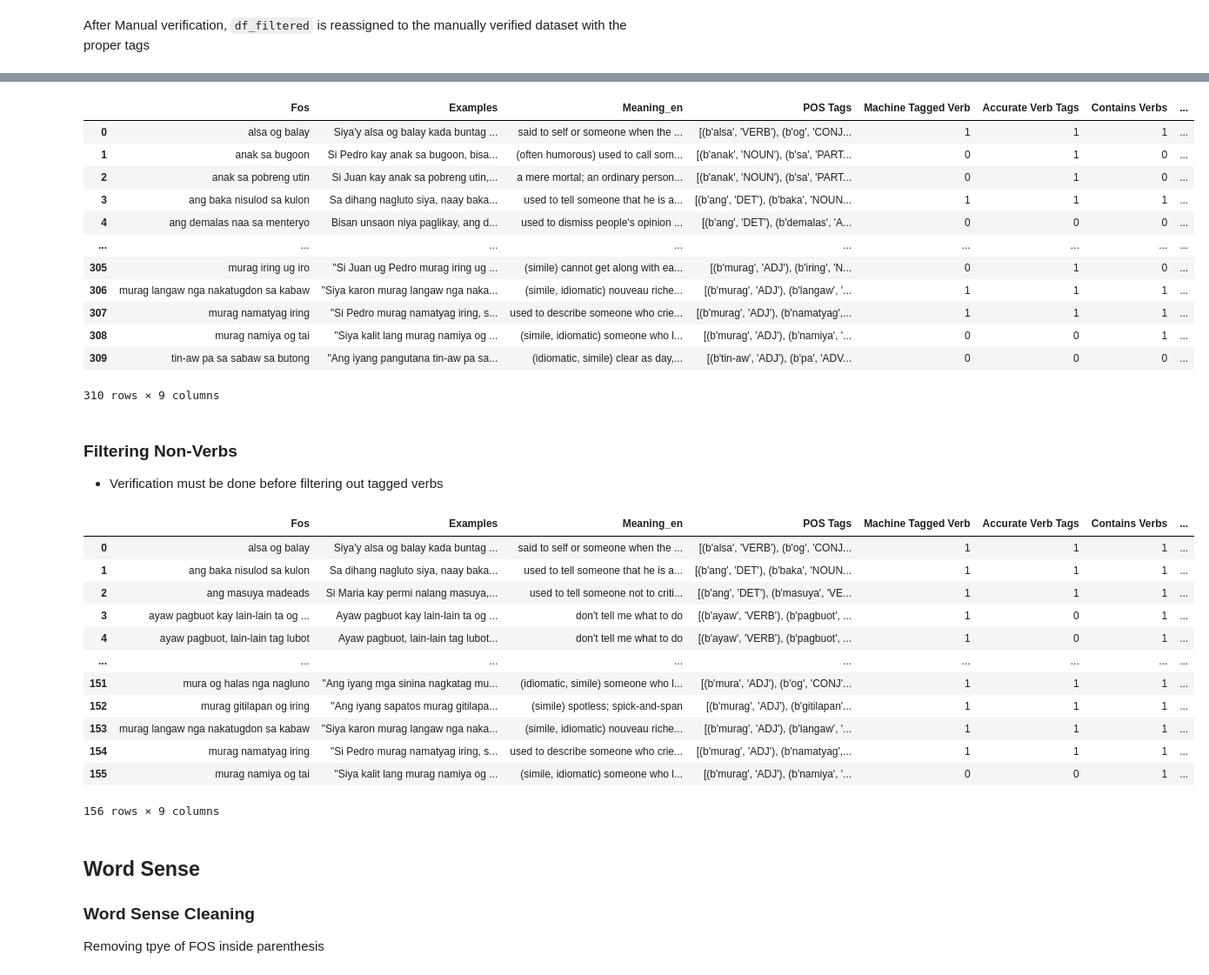
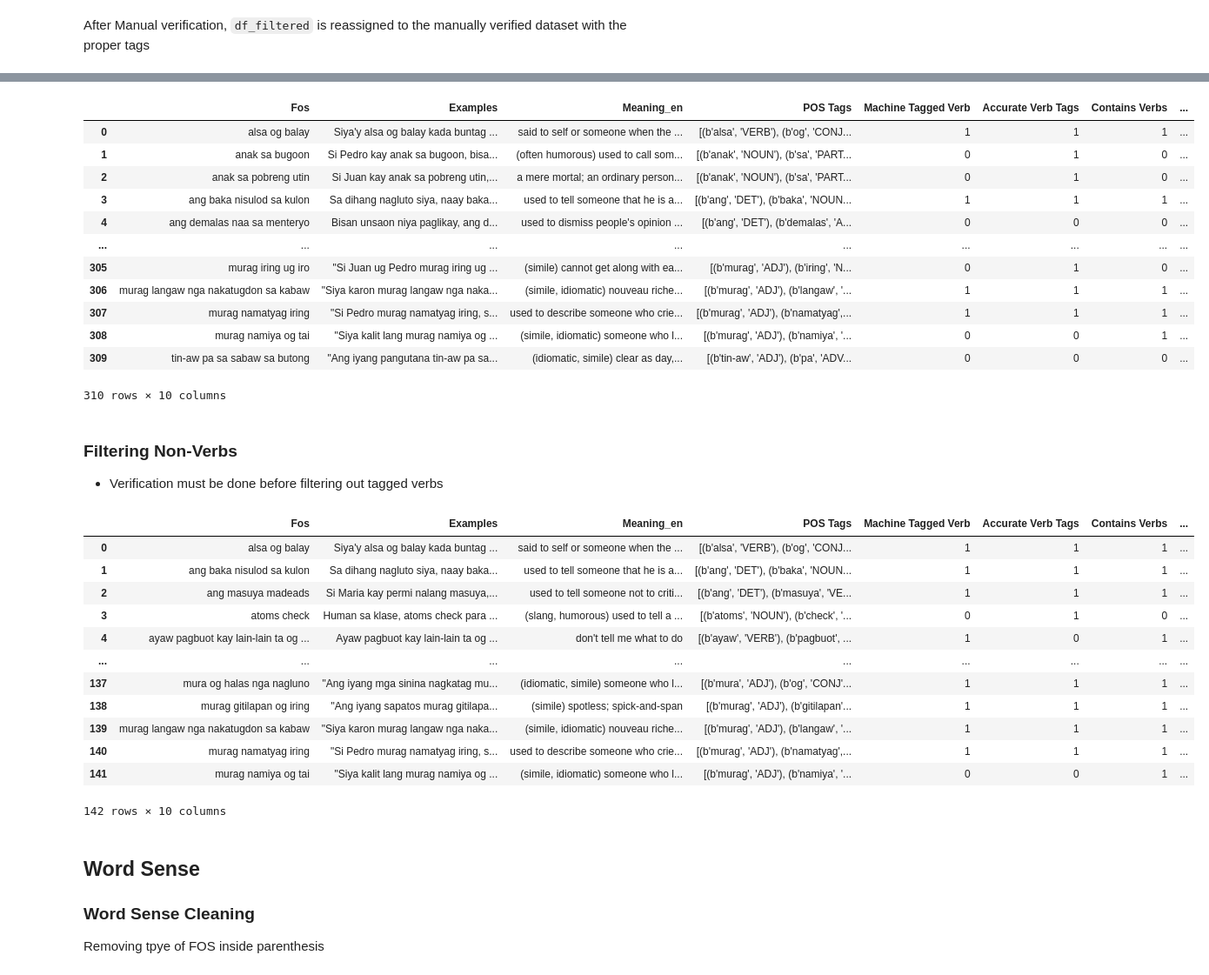
Before and after one commit to MiguelPartosa/Thesis-FOS-BinaryClass-WSD, a Jupyter notebook: Thesis_Implementation_1_2.ipynb, the cells around one changed output, grey strips where cells are left out. Shown at 87% size. Saved outputs shown, nothing was run; the diff lists cells and outputs as text; code cells hidden in the pictures.

Commit message:
Update datasets with final iteration linguist verification

```diff
--- a/Thesis_Implementation_1_2.ipynb
+++ b/Thesis_Implementation_1_2.ipynb
@@ -171,7 +168,7 @@ After Manual verification, `df_filtered` is reassigned to the manually verified
 # %%
 #  TODO temporary dataset treated as final
 # Importing cleaned dataset
-df_verified = pd.read_excel("../../Dataset/TEMP_POS Tags Verification.xlsx")
+df_verified = pd.read_excel("../../Dataset/POS Tags Final.xlsx").drop(columns=['Unnamed: 10','Unnamed: 11'])
 df_verified
 # %% [output]
 |  | Fos | Examples | Meaning_en | POS Tags | Machine Tagged Verb | Accurate Verb Tags | Contains Verbs | ... |
@@ -186,30 +183,29 @@ df_verified
 | 307 | murag namatyag iring | "Si Pedro murag namatyag iring, s... | used to describe someone who crie... | [(b'murag', 'ADJ'), (b'namatyag',... | 1 | 1 | 1 | ... |
 | 308 | murag namiya og tai | "Siya kalit lang murag namiya og ... | (simile, idiomatic) someone who l... | [(b'murag', 'ADJ'), (b'namiya', '... | 0 | 0 | 1 | ... |
 | 309 | tin-aw pa sa sabaw sa butong | "Ang iyang pangutana tin-aw pa sa... | (idiomatic, simile) clear as day,... | [(b'tin-aw', 'ADJ'), (b'pa', 'ADV... | 0 | 0 | 0 | ... |
-310 rows × 9 columns
+310 rows × 10 columns
 # %% [markdown]
 ### Filtering Non-Verbs
 
 - Verification must be done before filtering out tagged verbs
 # %%
-# TODO: After verification, change Contains verbs to Corrected column
-df_verbs_filtered = df_verified[df_verified['Contains Verbs'] == 1].reset_index(
+df_verbs_filtered = df_verified[df_verified['Corrected - Contains Verbs'] == 1].reset_index(
     drop=True)
 df_verbs_filtered
 # %% [output]
 |  | Fos | Examples | Meaning_en | POS Tags | Machine Tagged Verb | Accurate Verb Tags | Contains Verbs | ... |
 | 0 | alsa og balay | Siya'y alsa og balay kada buntag ... | said to self or someone when the ... | [(b'alsa', 'VERB'), (b'og', 'CONJ... | 1 | 1 | 1 | ... |
 | 1 | ang baka nisulod sa kulon | Sa dihang nagluto siya, naay baka... | used to tell someone that he is a... | [(b'ang', 'DET'), (b'baka', 'NOUN... | 1 | 1 | 1 | ... |
 | 2 | ang masuya madeads | Si Maria kay permi nalang masuya,... | used to tell someone not to criti... | [(b'ang', 'DET'), (b'masuya', 'VE... | 1 | 1 | 1 | ... |
-| 3 | ayaw pagbuot kay lain-lain ta og ... | Ayaw pagbuot kay lain-lain ta og ... | don't tell me what to do | [(b'ayaw', 'VERB'), (b'pagbuot', ... | 1 | 0 | 1 | ... |
-| 4 | ayaw pagbuot, lain-lain tag lubot | Ayaw pagbuot, lain-lain tag lubot... | don't tell me what to do | [(b'ayaw', 'VERB'), (b'pagbuot', ... | 1 | 0 | 1 | ... |
+| 3 | atoms check | Human sa klase, atoms check para ... | (slang, humorous) used to tell a ... | [(b'atoms', 'NOUN'), (b'check', '... | 0 | 1 | 0 | ... |
+| 4 | ayaw pagbuot kay lain-lain ta og ... | Ayaw pagbuot kay lain-lain ta og ... | don't tell me what to do | [(b'ayaw', 'VERB'), (b'pagbuot', ... | 1 | 0 | 1 | ... |
 | ... | ... | ... | ... | ... | ... | ... | ... | ... |
-| 151 | mura og halas nga nagluno | "Ang iyang mga sinina nagkatag mu... | (idiomatic, simile) someone who l... | [(b'mura', 'ADJ'), (b'og', 'CONJ'... | 1 | 1 | 1 | ... |
-| 152 | murag gitilapan og iring | "Ang iyang sapatos murag gitilapa... | (simile) spotless; spick-and-span | [(b'murag', 'ADJ'), (b'gitilapan'... | 1 | 1 | 1 | ... |
-| 153 | murag langaw nga nakatugdon sa kabaw | "Siya karon murag langaw nga naka... | (simile, idiomatic) nouveau riche... | [(b'murag', 'ADJ'), (b'langaw', '... | 1 | 1 | 1 | ... |
-| 154 | murag namatyag iring | "Si Pedro murag namatyag iring, s... | used to describe someone who crie... | [(b'murag', 'ADJ'), (b'namatyag',... | 1 | 1 | 1 | ... |
-| 155 | murag namiya og tai | "Siya kalit lang murag namiya og ... | (simile, idiomatic) someone who l... | [(b'murag', 'ADJ'), (b'namiya', '... | 0 | 0 | 1 | ... |
+| 137 | mura og halas nga nagluno | "Ang iyang mga sinina nagkatag mu... | (idiomatic, simile) someone who l... | [(b'mura', 'ADJ'), (b'og', 'CONJ'... | 1 | 1 | 1 | ... |
+| 138 | murag gitilapan og iring | "Ang iyang sapatos murag gitilapa... | (simile) spotless; spick-and-span | [(b'murag', 'ADJ'), (b'gitilapan'... | 1 | 1 | 1 | ... |
+| 139 | murag langaw nga nakatugdon sa kabaw | "Siya karon murag langaw nga naka... | (simile, idiomatic) nouveau riche... | [(b'murag', 'ADJ'), (b'langaw', '... | 1 | 1 | 1 | ... |
+| 140 | murag namatyag iring | "Si Pedro murag namatyag iring, s... | used to describe someone who crie... | [(b'murag', 'ADJ'), (b'namatyag',... | 1 | 1 | 1 | ... |
+| 141 | murag namiya og tai | "Siya kalit lang murag namiya og ... | (simile, idiomatic) someone who l... | [(b'murag', 'ADJ'), (b'namiya', '... | 0 | 0 | 1 | ... |
-156 rows × 9 columns
+142 rows × 10 columns
 # %% [markdown]
 ## Word Sense
 
```
Also changed, not shown: parts of 19 cells of this notebook, 11 other files.
